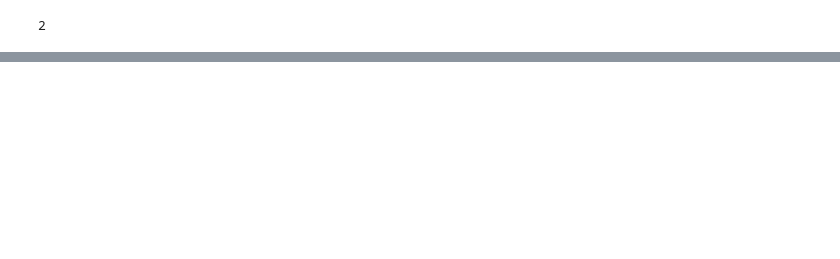
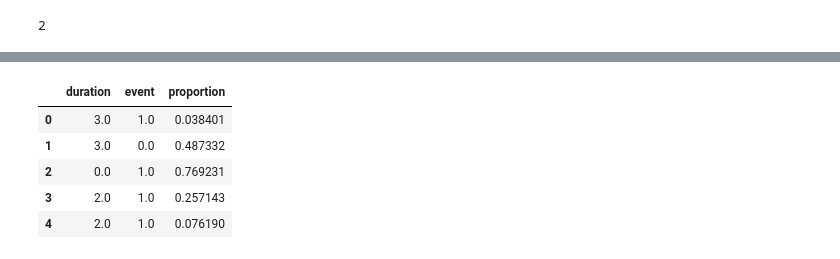
Before and after one commit to davidlee1102/Surtimesurvival, a Jupyter notebook: Tutorial/experiment_pbc2_training_inside_method.ipynb, the cells around one changed output, grey strips where cells are left out. Drawn from its saved outputs; the diff is of its cells as text; code cells hidden in the pictures; blank space fills up the shorter version.

```diff
--- a/Tutorial/experiment_pbc2_training_inside_method.ipynb
+++ b/Tutorial/experiment_pbc2_training_inside_method.ipynb
@@ -143,14 +156,21 @@ df_y.head()
 # %%
 X_features_data_tensor = padded_patients
 Y_labels_data_tensor = torch.Tensor(df_y.values)
+Y_labels_time_real = torch.Tensor(Y_labels_time_real.values)
 # %%
 import torch
 from torch.utils.data import TensorDataset
 
-X_train, X_val, y_train, y_val, masks_train, masks_val = train_test_split(X_features_data_tensor, Y_labels_data_tensor,
-                                                                          masks, test_size=0.3)
+X_train, X_val, y_train, y_val, masks_train, masks_val, time_train, time_val = train_test_split(X_features_data_tensor, Y_labels_data_tensor,
+                                                                          masks, Y_labels_time_real, test_size=0.4)
+
+X_val, X_test, y_val, y_test, masks_val, masks_test, time_val, time_test = train_test_split(X_val, y_val,
+                                                                          masks_val, time_val, test_size=0.5)
+
+
 train_data = TensorDataset(X_train, y_train, masks_train)
 val_data = TensorDataset(X_val, y_val, masks_val)
+test_data = TensorDataset(X_test, y_test, masks_test)
 # %%
 X_train.shape
 # %% [output]
@@ -191,8 +221,12 @@ print(len(output[0][0]))
 # %%
 df_train = X_train
 df_val = X_val
+df_test = X_test
+
 df_y_train = y_train
 df_y_val = y_val
+df_y_test = y_test
 # %%
 df_y_train = pd.DataFrame(df_y_train, columns=['duration', 'event', 'proportion'])
 df_y_val = pd.DataFrame(df_y_val, columns=['duration', 'event', 'proportion'])
+df_y_test = pd.DataFrame(df_y_test, columns=['duration', 'event', 'proportion'])
@@ -242,0 +282,9 @@ early stops at epoch 22
+# %%
+df_y_test.head()
+# %% [output]
+|  | duration | event | proportion |
+| 0 | 3.0 | 1.0 | 0.038401 |
+| 1 | 3.0 | 0.0 | 0.487332 |
+| 2 | 0.0 | 1.0 | 0.769231 |
+| 3 | 2.0 | 1.0 | 0.257143 |
+| 4 | 2.0 | 1.0 | 0.076190 |
```
Also changed, not shown: parts of 20 cells of this notebook, 5 other files.
